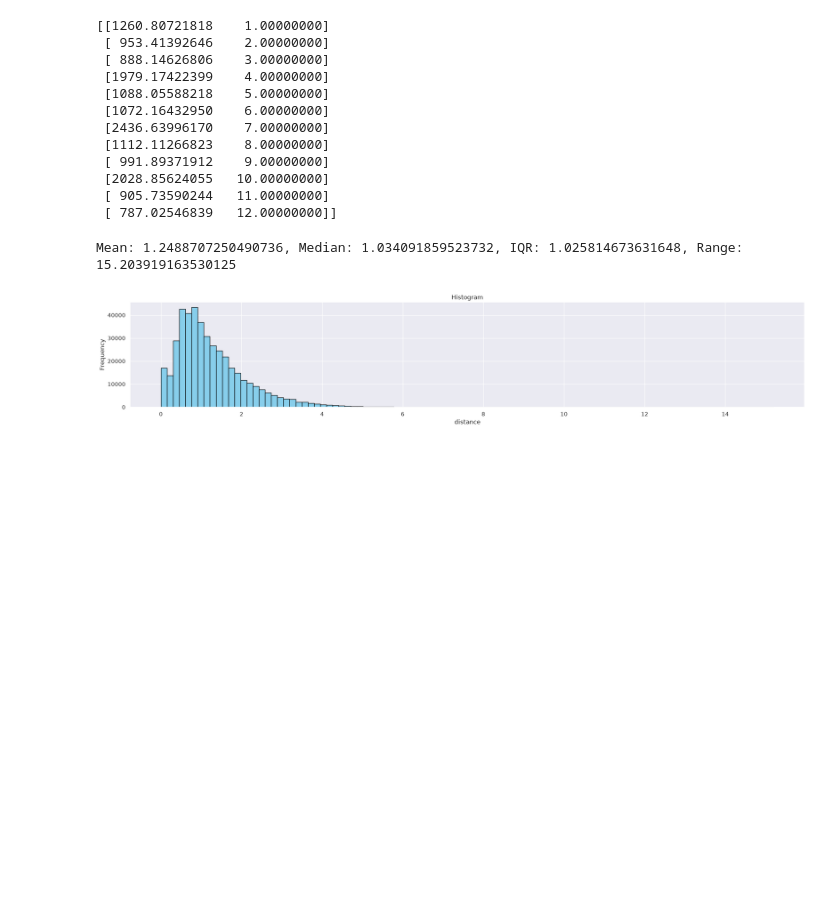
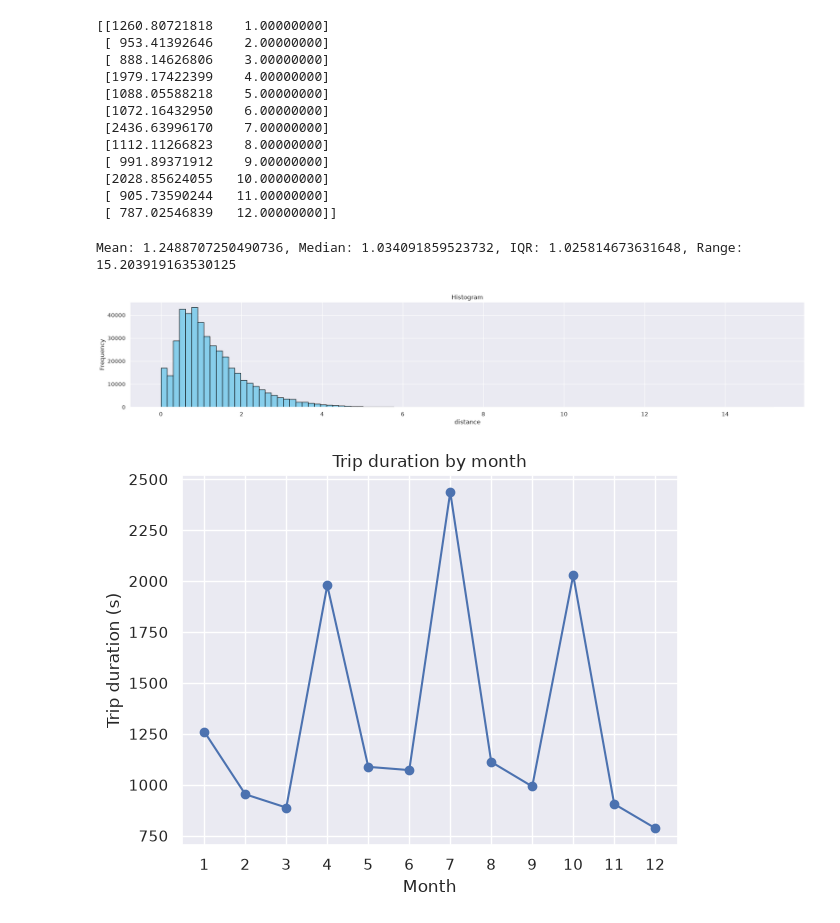
Before and after one commit to huck1ns/BlueBike_DS_Project, a Jupyter notebook: BlueBike_Notebook.ipynb, the cells around one changed output. Cells and saved outputs as stored; diff of their text form; code cells hidden in the pictures; blank space fills up the shorter version.

Commit message:
calculate mean trip duration by month and year

```diff
--- a/BlueBike_Notebook.ipynb
+++ b/BlueBike_Notebook.ipynb
@@ -36,15 +35,15 @@ np.mean(df_list[1]['tripduration'])
 # %% [output]
 np.float64(787.025468393722)
 # %%
-mean_trips = []
+mean_trips_month = []
 np.set_printoptions(suppress=True, floatmode='fixed')
 
 for df in df_list:
     mean_trips.append((np.mean(df['tripduration']), df['month'][0]))
 
-trip_distance_means = np.array(mean_trips, dtype=float)
-trip_distance_means = trip_distance_means[trip_distance_means[:, 1].argsort()]
-print (trip_distance_means)
+trip_duration_means = np.array(mean_trips, dtype=float)
+trip_duration_means = trip_duration_means[trip_duration_means[:, 1].argsort()]
+print (trip_duration_means)
 # %% [output]
 [[1260.80721818    1.00000000]
  [ 953.41392646    2.00000000]
@@ -105,3 +104,14 @@ plt.show()
 # %% [output]
 Mean: 1.2488707250490736, Median: 1.034091859523732, IQR: 1.025814673631648, Range: 15.203919163530125
 [figure]
+# %%
+x, y = trip_duration_means[:, 1], trip_duration_means[:, 0]
+plt.plot(x, y, marker="o")
+plt.xlabel("Month")
+plt.ylabel("Trip duration (s)")
+plt.title("Trip duration by month")
+plt.grid(True)
+plt.xticks(np.arange(1, 12 + 1, 1))
+plt.show()
+# %% [output]
+[figure, added]
```
Also changed, not shown: parts of 3 cells of this notebook.
